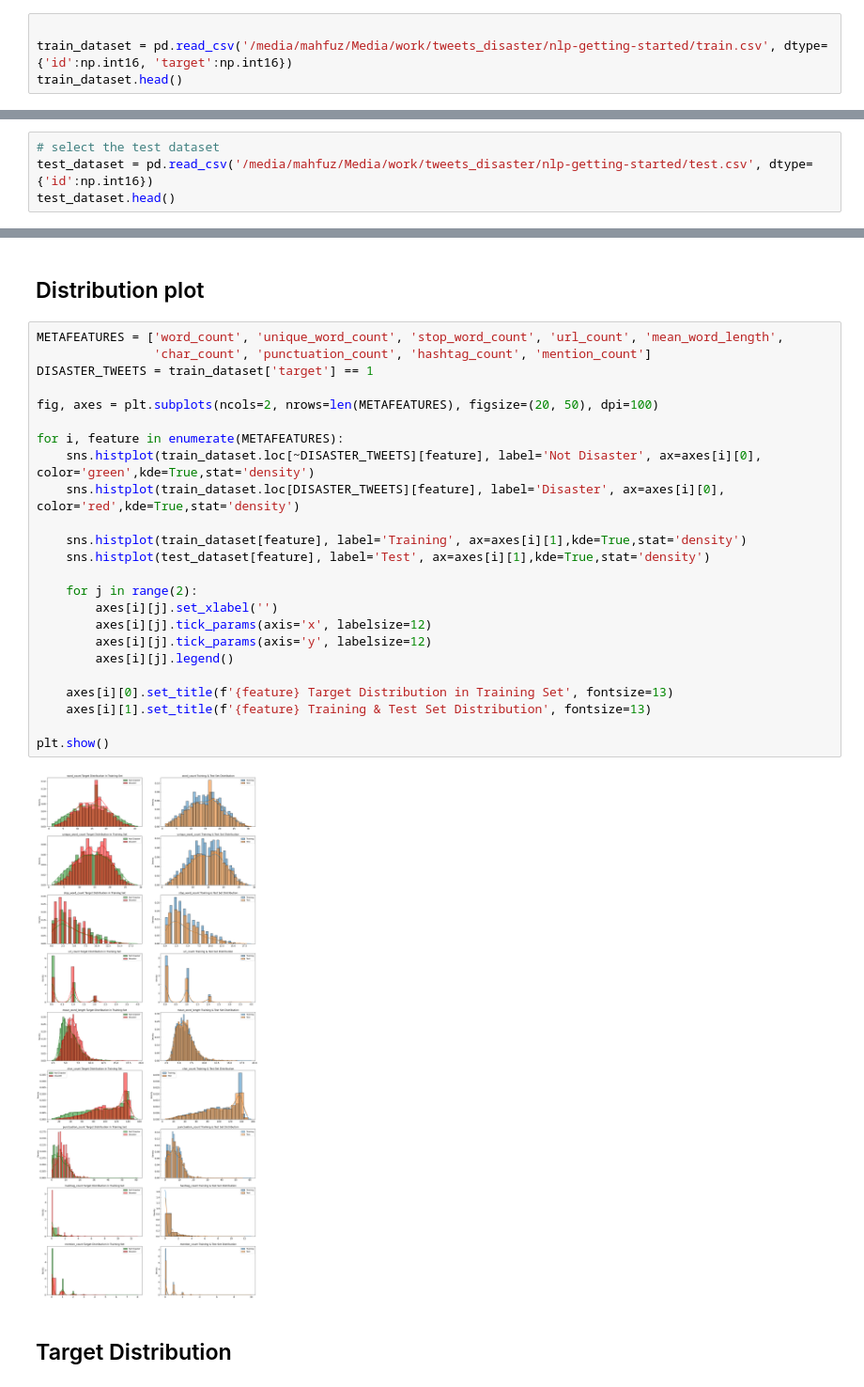
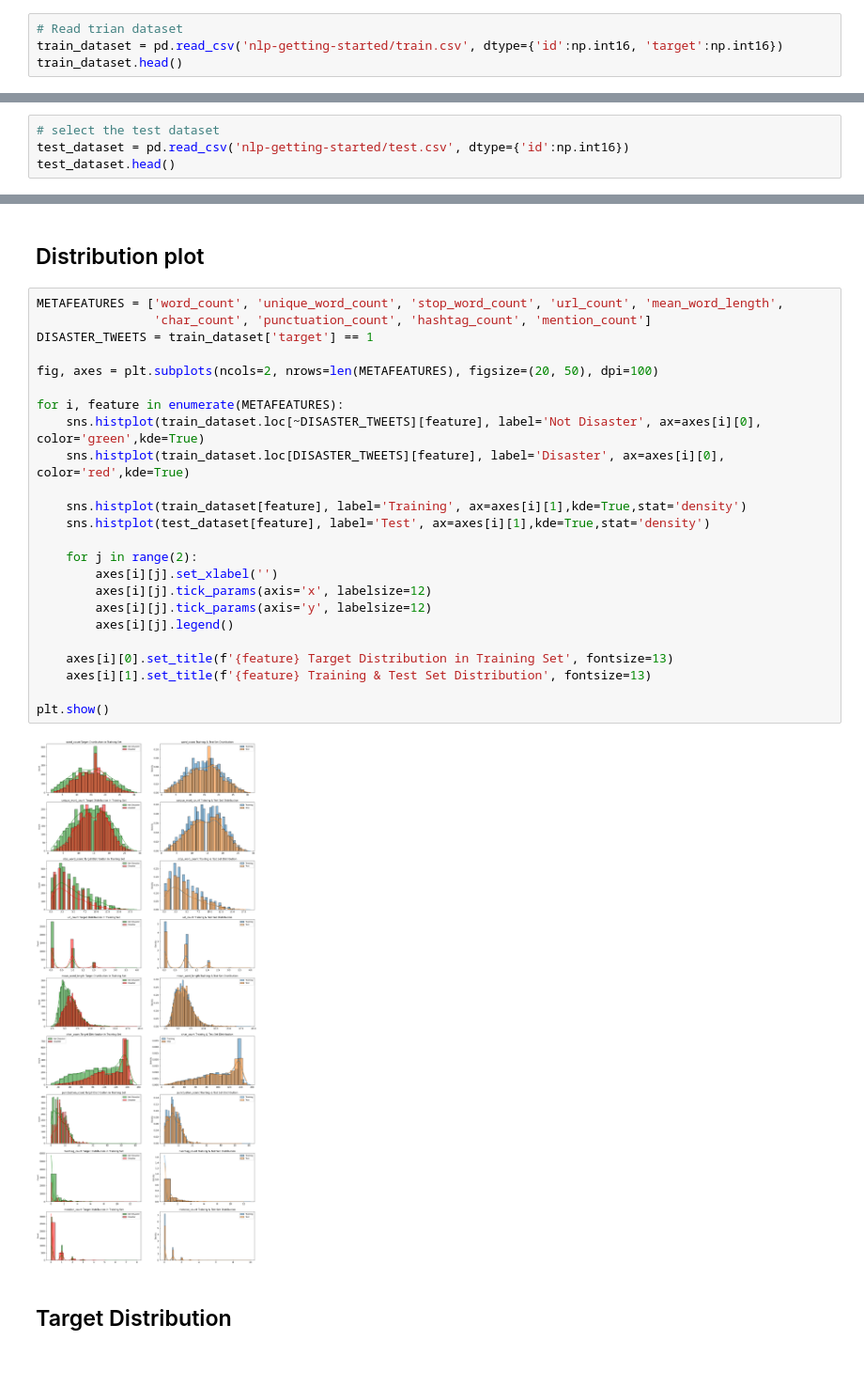
Before and after one commit to mahfuz-raihan/tweets_disaster, a Jupyter notebook: work_notebook.ipynb, the cells around one changed output, grey strips where cells are left out. Shown at 94% size. Cells and saved outputs as stored; diff of their text form.

```diff
--- a/work_notebook.ipynb
+++ b/work_notebook.ipynb
@@ -5,8 +5,8 @@ import pandas as pd
 pd.set_option('display.max_colwidth', None)
 import numpy as np
 # %%
-
-train_dataset = pd.read_csv('/media/mahfuz/Media/work/tweets_disaster/nlp-getting-started/train.csv', dtype={'id':np.int16, 'target':np.int16})
+# Read trian dataset
+train_dataset = pd.read_csv('nlp-getting-started/train.csv', dtype={'id':np.int16, 'target':np.int16})
 train_dataset.head()
 # %% [output]
 |  | id | keyword | location | text | target |
@@ -27,7 +27,7 @@ target         0
 dtype: int64
 # %%
 # select the test dataset
-test_dataset = pd.read_csv('/media/mahfuz/Media/work/tweets_disaster/nlp-getting-started/test.csv', dtype={'id':np.int16})
+test_dataset = pd.read_csv('nlp-getting-started/test.csv', dtype={'id':np.int16})
 test_dataset.head()
 # %% [output]
 |  | id | keyword | location | text |
@@ -189,29 +189,29 @@ train_dataset.head()
 # %%
 METAFEATURES = ['word_count', 'unique_word_count', 'stop_word_count', 'url_count', 'mean_word_length',
                 'char_count', 'punctuation_count', 'hashtag_count', 'mention_count']
 DISASTER_TWEETS = train_dataset['target'] == 1
 
 fig, axes = plt.subplots(ncols=2, nrows=len(METAFEATURES), figsize=(20, 50), dpi=100)
 
 for i, feature in enumerate(METAFEATURES):
-    sns.histplot(train_dataset.loc[~DISASTER_TWEETS][feature], label='Not Disaster', ax=axes[i][0], color='green',kde=True,stat='density')
-    sns.histplot(train_dataset.loc[DISASTER_TWEETS][feature], label='Disaster', ax=axes[i][0], color='red',kde=True,stat='density')
+    sns.histplot(train_dataset.loc[~DISASTER_TWEETS][feature], label='Not Disaster', ax=axes[i][0], color='green',kde=True)
+    sns.histplot(train_dataset.loc[DISASTER_TWEETS][feature], label='Disaster', ax=axes[i][0], color='red',kde=True)
 
     sns.histplot(train_dataset[feature], label='Training', ax=axes[i][1],kde=True,stat='density')
     sns.histplot(test_dataset[feature], label='Test', ax=axes[i][1],kde=True,stat='density')
 
     for j in range(2):
         axes[i][j].set_xlabel('')
         axes[i][j].tick_params(axis='x', labelsize=12)
         axes[i][j].tick_params(axis='y', labelsize=12)
         axes[i][j].legend()
 
     axes[i][0].set_title(f'{feature} Target Distribution in Training Set', fontsize=13)
     axes[i][1].set_title(f'{feature} Training & Test Set Distribution', fontsize=13)
 
 plt.show()
 # %% [output]
-[figure, old version]
+[figure, new version]
 # %% [markdown]
 ## Target Distribution
 # %%
```
Also changed, not shown: parts of 7 cells of this notebook.
